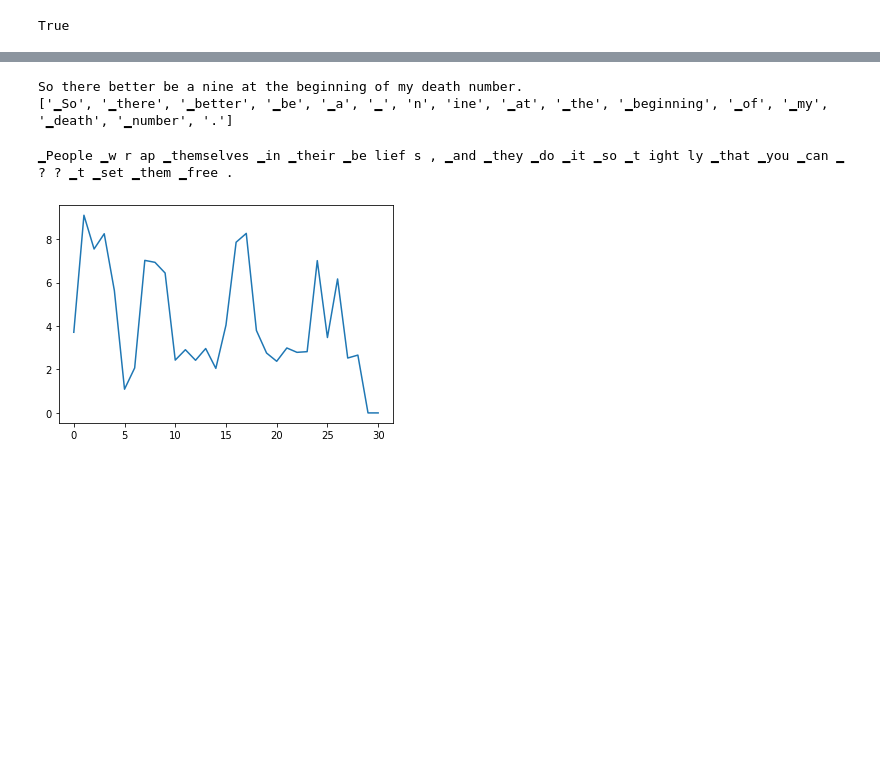
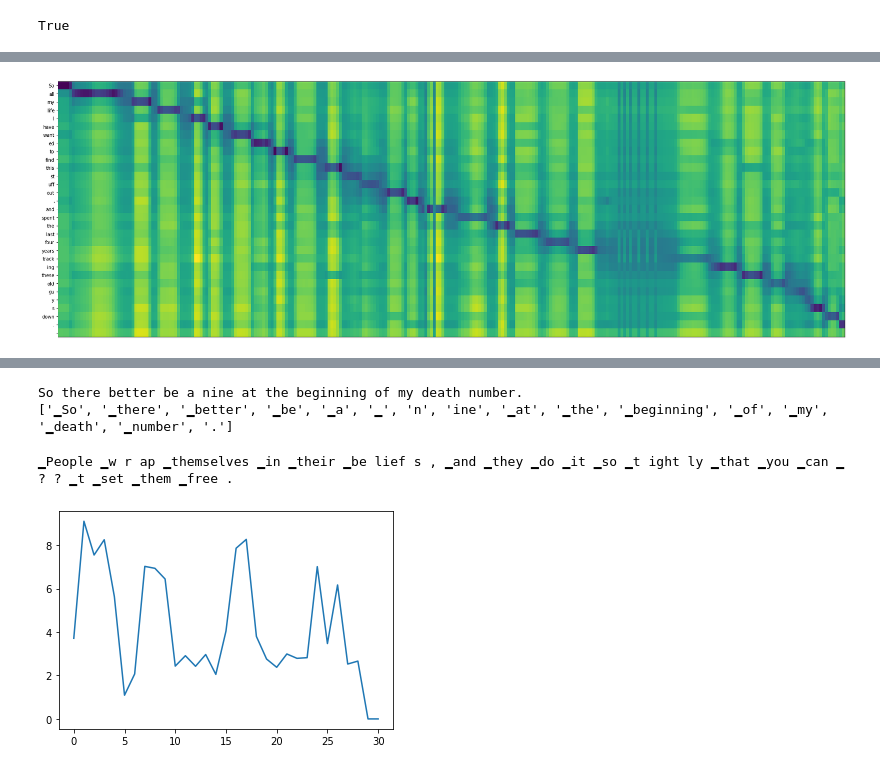
Before and after one commit to owaski/Chimera-ST, a Jupyter notebook: cs291k/analysis/align.ipynb, the cells around one changed output, grey strips where cells are left out. Drawn from its saved outputs; the diff is of its cells as text; code cells hidden in the pictures; blank space fills up the shorter version.

```diff
--- a/cs291k/analysis/align.ipynb
+++ b/cs291k/analysis/align.ipynb
@@ -73,0 +64,8 @@ tensor(15.2085, device='cuda:0') tensor(15.6474, device='cuda:0')
+# %%
+plt.figure(figsize=(30, 10))
+plt.yticks(np.arange(mt_lengths[0].item()), [bpe.Decode(t.item()) for t in transcripts[0, :mt_lengths[0]]])
+plt.xticks([], [])
+plt.imshow(pairwise_dist.transpose(0, 1).cpu().detach().numpy(), aspect='auto', cmap=)
+plt.savefig('alignment.pdf', format='pdf')
+# %% [output]
+[figure, added]
```
Also changed, not shown: parts of 27 cells of this notebook, 17 other files.
